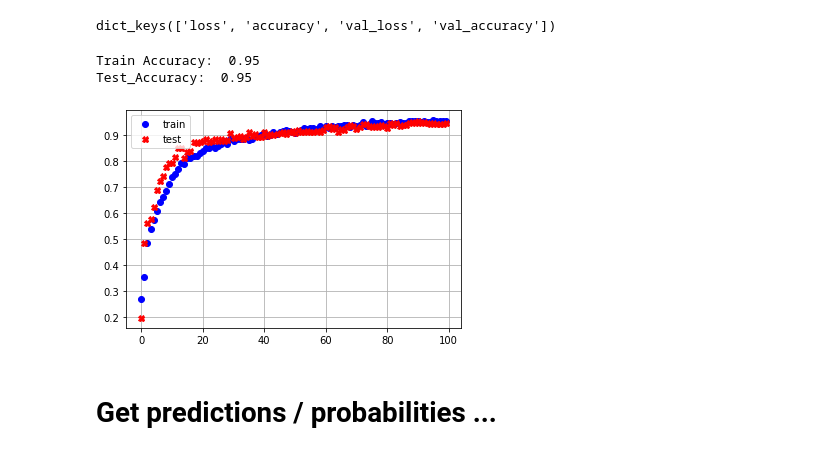
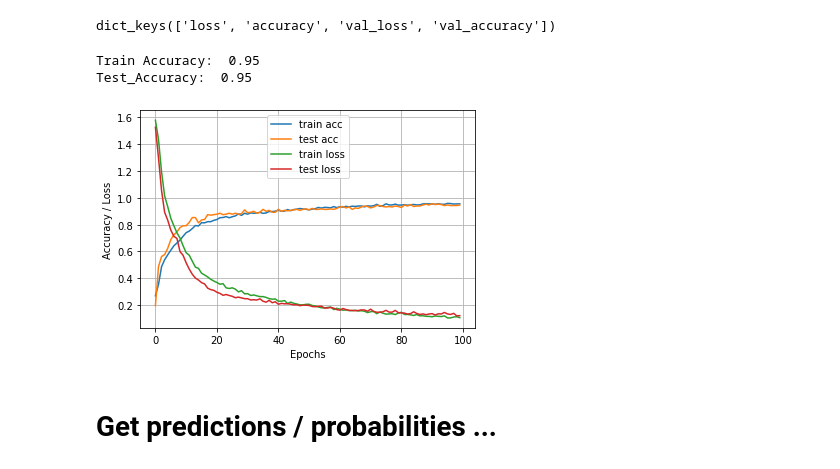
Before and after one commit to beaesteban01/Deep-Learning-review, a Jupyter notebook: MLLB_Keras_FontReco_CNN.ipynb, the cells around one changed output. Saved outputs shown, nothing was run; the diff lists cells and outputs as text; code cells hidden in the pictures.

```diff
--- a/MLLB_Keras_FontReco_CNN.ipynb
+++ b/MLLB_Keras_FontReco_CNN.ipynb
@@ -70,7 +61,10 @@ onehot_test, onehot_train = onehot[test_idx,:],\
 train=train.reshape([-1,train.shape[1],train.shape[2],1])
 test=test.reshape([-1,test.shape[1],test.shape[2],1])
 
-print('Train shape=', train.shape , '\nTest shape=', test.shape)
+#vgg
+num_classes = onehot_test.shape[1]
+
+print('Train shape=', train.shape , '\nTest shape=', test.shape, '\nNum clasess =', num_classes)
 # %% [output]
 Train shape= (2511, 36, 36, 1)
 Test shape= (279, 36, 36, 1)
@@ -240,16 +258,22 @@ dict_keys(['loss', 'accuracy', 'val_loss', 'val_accuracy'])
 # %%
 print('Train Accuracy: ',np.round(history.history['accuracy'][-1],2))
 print('Test_Accuracy: ',np.round(history.history['val_accuracy'][-1],2))
 
 # Plot the accuracy curves
-plt.plot(history.history['accuracy'],'bo')
-plt.plot(history.history['val_accuracy'],'rX')
-plt.legend(['train', 'test'], loc='upper left')
+plt.plot(history.history['accuracy'])
+plt.plot(history.history['val_accuracy'])
+# Plot the loss curves
+plt.plot(history.history['loss'])
+plt.plot(history.history['val_loss'])
+
+plt.xlabel('Epochs')
+plt.ylabel('Accuracy / Loss')
+plt.legend(['train acc', 'test acc', 'train loss', 'test loss'], loc='upper center')
 plt.grid()
 # %% [output]
 Train Accuracy:  0.95
 Test_Accuracy:  0.95
-[figure, old version]
+[figure, new version]
 # %% [markdown]
 # Get predictions / probabilities ...
 # %%
```
Also changed, not shown: parts of 14 cells of this notebook.
